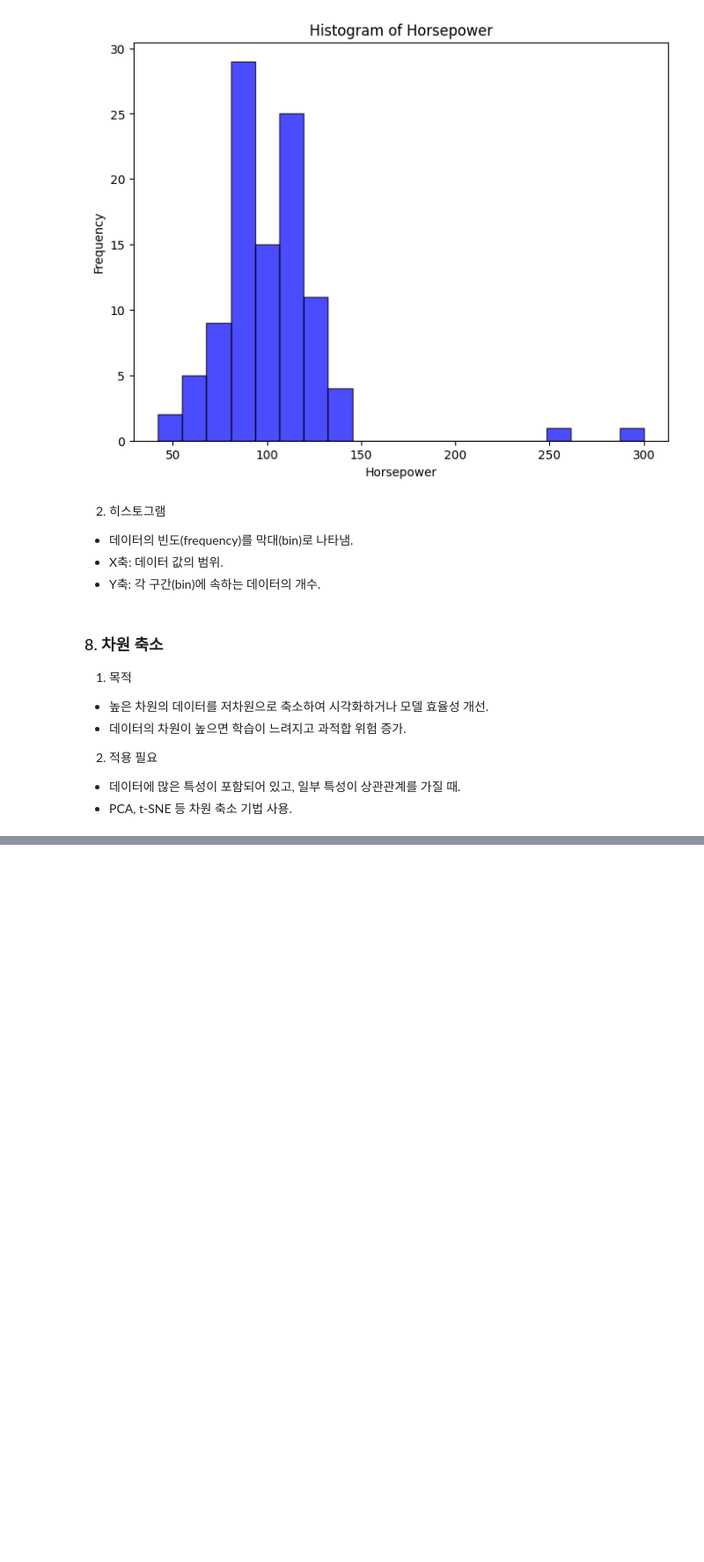
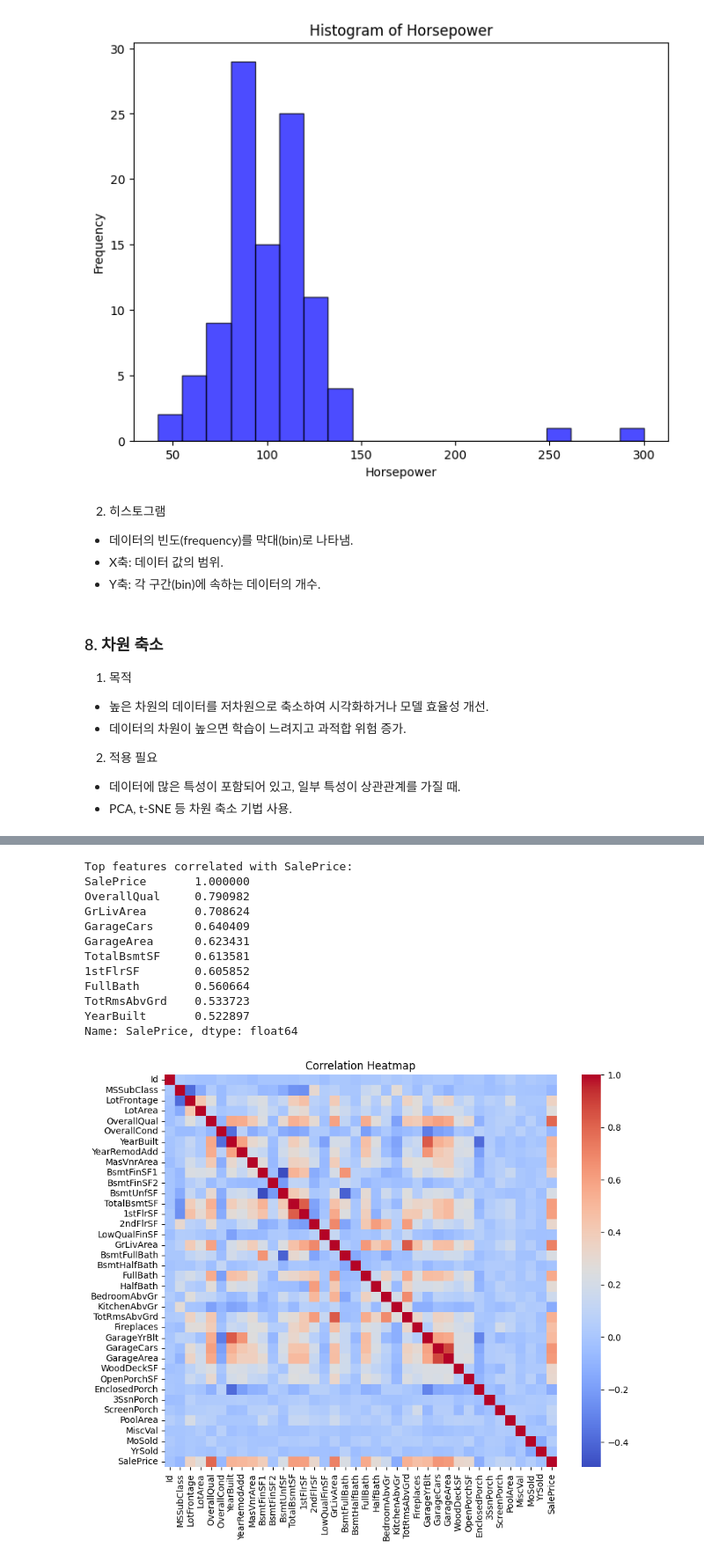
Before and after one commit to YeeeeeHo/ML_Final, a Jupyter notebook: Data_Preprocessing.ipynb, the cells around one changed output, grey strips where cells are left out. Shown at 88% size. Cells and saved outputs as stored; diff of their text form; code cells hidden in the pictures; blank space fills up the shorter version.

```diff
--- a/Data_Preprocessing.ipynb
+++ b/Data_Preprocessing.ipynb
@@ -291,0 +312,42 @@ data_reduced = pca.fit_transform(data)
+# %%
+import seaborn as sns
+import matplotlib.pyplot as plt
+
+import pandas as pd
+
+# 데이터 로드
+file_path = 'C:/VSCODE/ML/exemple/train_Re.csv'
+house_data = pd.read_csv(file_path)
+
+# 수치형 변수만 선택
+numeric_features = house_data.select_dtypes(include=['int64', 'float64'])
+
+# SalePrice와의 상관계수 계산
+correlation_matrix = numeric_features.corr()
+saleprice_corr = correlation_matrix['SalePrice'].sort_values(ascending=False)
+
+# 상위 10개 특성 출력
+print("Top features correlated with SalePrice:")
+print(saleprice_corr.head(10))
+
+# 상관계수 히트맵
+plt.figure(figsize=(10, 8))
+sns.heatmap(correlation_matrix, cmap='coolwarm', annot=False, fmt=".2f", square=True)
+plt.title("Correlation Heatmap")
+plt.show()
+
+# 찾아야 하는 변수 열에 빨간 표시들 위주로 보기
+# %% [output]
+Top features correlated with SalePrice:
+SalePrice       1.000000
+OverallQual     0.790982
+GrLivArea       0.708624
+GarageCars      0.640409
+GarageArea      0.623431
+TotalBsmtSF     0.613581
+1stFlrSF        0.605852
+FullBath        0.560664
+TotRmsAbvGrd    0.533723
+YearBuilt       0.522897
+Name: SalePrice, dtype: float64
+[figure, added]
```
Also changed, not shown: parts of 1 cell of this notebook.
